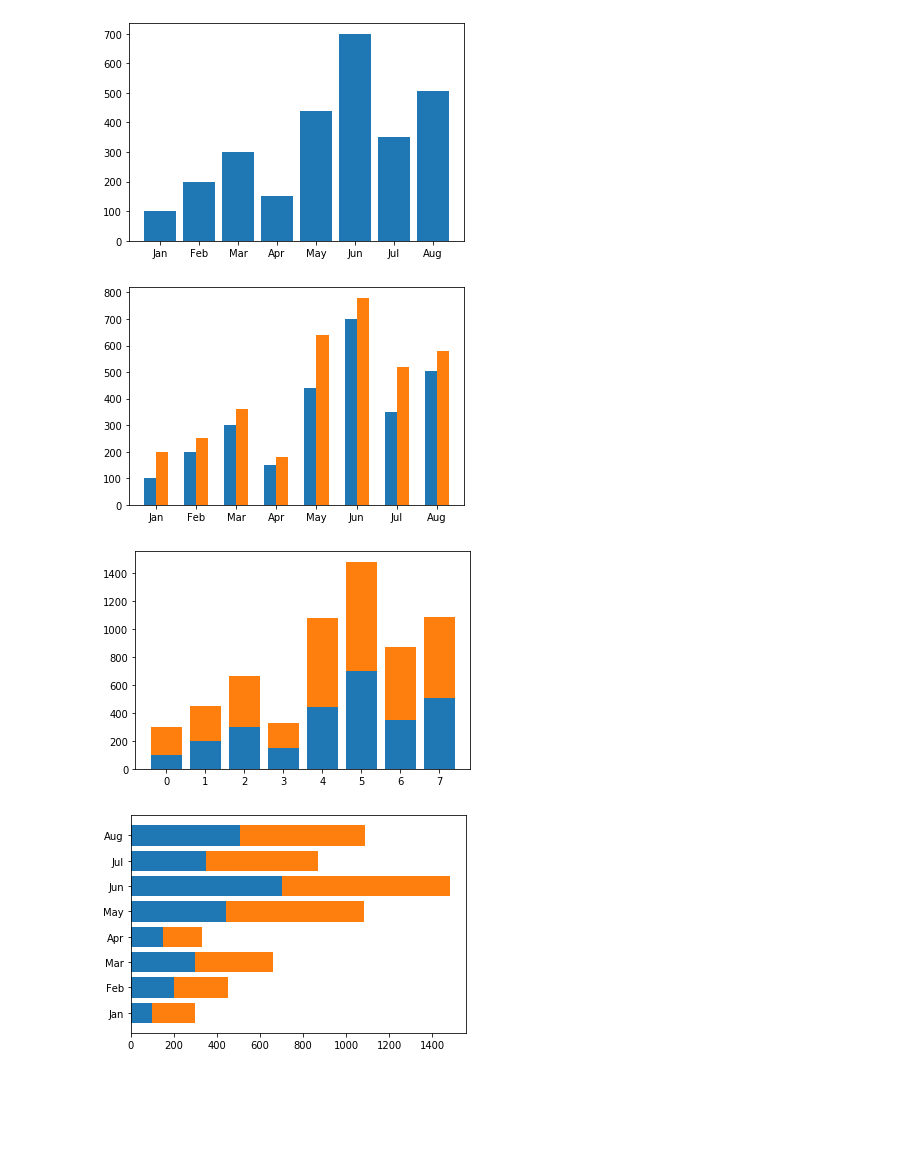
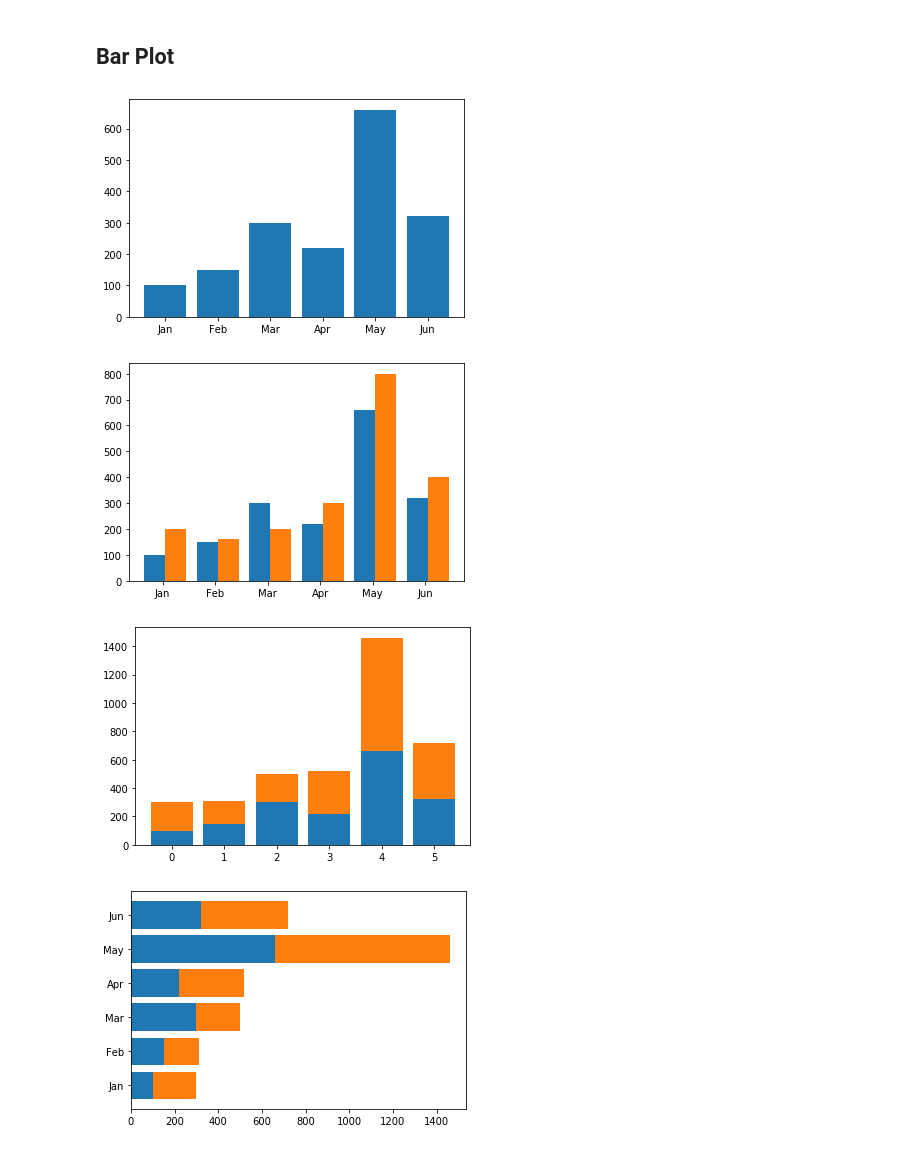
Before and after one commit to turingplanet/matplotlib-intro-tutorial, a Jupyter notebook: notebooks/7-bar.ipynb, the cells around one changed output. Saved outputs shown, nothing was run; the diff lists cells and outputs as text; code cells hidden in the pictures; blank space fills up the shorter version.

```diff
--- a/notebooks/7-bar.ipynb
+++ b/notebooks/7-bar.ipynb
@@ -1,50 +1,53 @@
 # %%
 import matplotlib.pyplot as plt
 import numpy as np
+# %% [markdown]
+## Bar Plot
 # %%
 fig, axe = plt.subplots()
-label = ["Jan", "Feb", "Mar", "Apr", "May", "Jun", "Jul", "Aug"]
-values = [100, 200, 300, 150, 440, 700, 350, 505]
+label = ["Jan", "Feb", "Mar", "Apr", "May", "Jun"]
+values = [100, 150, 300, 220, 660, 320]
 axe.bar(label, values)
 plt.show()
 # %% [output]
-[figure, old version]
+[figure, new version]
 # %%
 fig, axe = plt.subplots()
 
-label = ["Jan", "Feb", "Mar", "Apr", "May", "Jun", "Jul", "Aug"]
+label = ["Jan", "Feb", "Mar", "Apr", "May", "Jun"]
 index = np.arange(len(label))
-values1 = [100, 200, 300, 150, 440, 700, 350, 505]
-values2 = [200, 250, 360, 180, 640, 780, 520, 580]
-axe.bar(index, values1, width=0.3)
-axe.bar(index+0.3, values2, width=0.3)
+values1 = [100, 150, 300, 220, 660, 320]
+values2 = [200, 160, 200, 300, 800, 400]
+axe.bar(index, values1, width=0.4)
+axe.bar(index + 0.4, values2, width=0.4)
 axe.set_xticks(index+0.15)
 axe.set_xticklabels(label)
 
 plt.show()
 # %% [output]
-[figure, old version]
+[figure, new version]
 # %%
 fig, axe = plt.subplots()
-label = ["Jan", "Feb", "Mar", "Apr", "May", "Jun", "Jul", "Aug"]
+label = ["Jan", "Feb", "Mar", "Apr", "May", "Jun"]
 index = np.arange(len(label))
-values1 = [100, 200, 300, 150, 440, 700, 350, 505]
-values2 = [200, 250, 360, 180, 640, 780, 520, 580]
+values1 = [100, 150, 300, 220, 660, 320]
+values2 = [200, 160, 200, 300, 800, 400]
 axe.bar(index, values1)
 axe.bar(index, values2, bottom=values1)
+
 plt.show()
 # %% [output]
-[figure, old version]
+[figure, new version]
 # %%
 fig, axe = plt.subplots()
-label = ["Jan", "Feb", "Mar", "Apr", "May", "Jun", "Jul", "Aug"]
+label = ["Jan", "Feb", "Mar", "Apr", "May", "Jun"]
 index = np.arange(len(label))
-values1 = [100, 200, 300, 150, 440, 700, 350, 505]
-values2 = [200, 250, 360, 180, 640, 780, 520, 580]
+values1 = [100, 150, 300, 220, 660, 320]
+values2 = [200, 160, 200, 300, 800, 400]
 axe.barh(index, values1)
 axe.barh(index, values2, left=values1)
 axe.set_yticks(index)
 axe.set_yticklabels(label)
 plt.show()
 # %% [output]
-[figure, old version]
+[figure, new version]
```
Also changed, not shown: parts of 5 cells of this notebook, 1 other file.
